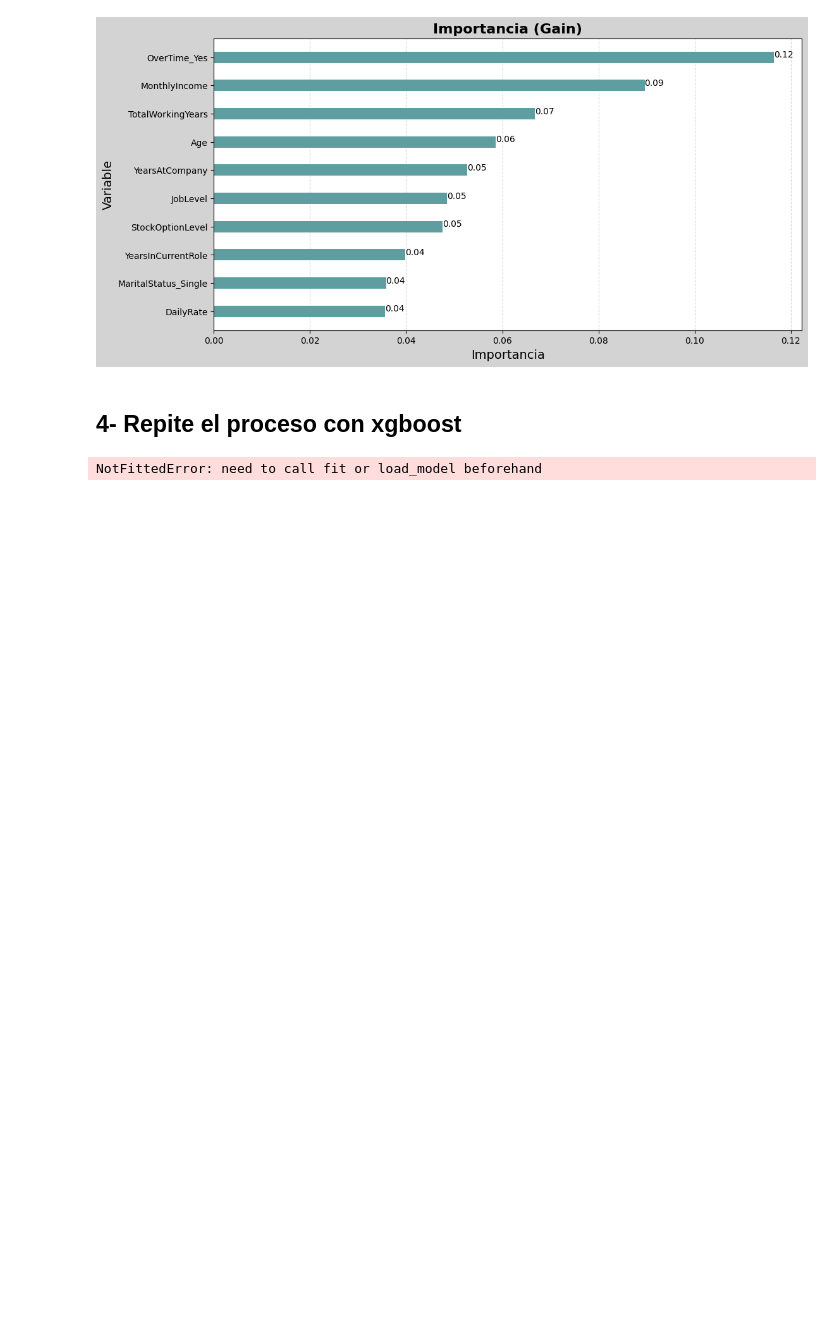
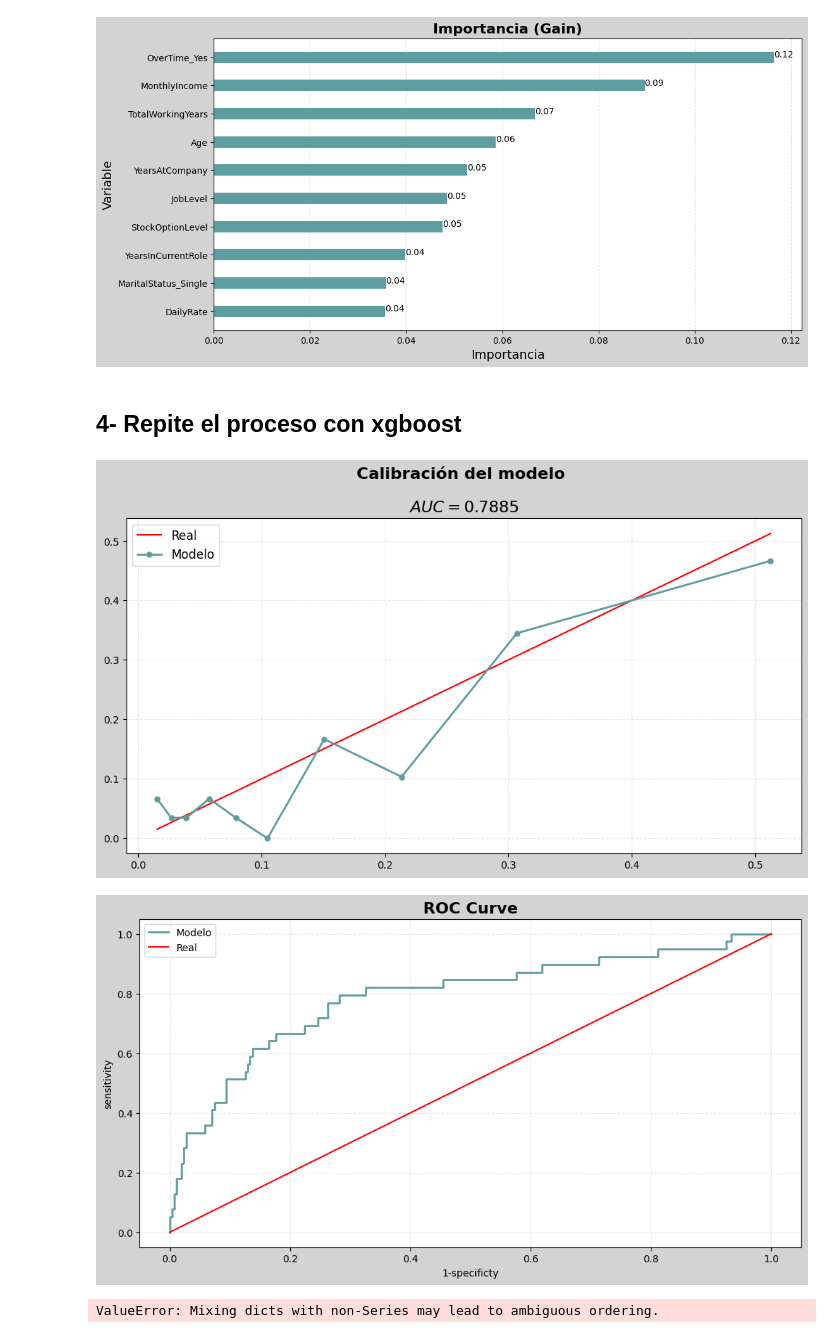
Before and after one commit to luisejdm/Aprendizaje_Estadistico, a Jupyter notebook: Examenes/Examen3_practico.ipynb, the cells around one changed output. Saved outputs shown, nothing was run; the diff lists cells and outputs as text; code cells hidden in the pictures; blank space fills up the shorter version.

```diff
--- a/Examenes/Examen3_practico.ipynb
+++ b/Examenes/Examen3_practico.ipynb
@@ -344,33 +344,35 @@ XGBoost
 --------------------------------------------------------------------------------------------------------
 """
 def xgboost(X_train, y_train, X_test, y_test):
     params = {
         'n_estimators': [100_000],
         'max_depth': [1, 2, 5, 10],
         'learning_rate': [0.01, 0.05, 0.1],
         'reg_lambda': [0.01, 0.1, 1],
         'tree_method': ['hist'],
         'eval_metric': ['auc']
     }
 
     model = XGBClassifier(eval_metric='auc', n_jobs=-1, random_state=42,early_stopping_rounds=20)
 
     xgb_grid = GridSearchCV(estimator=model, n_jobs=-1, cv=5, scoring='roc_auc', param_grid=params)
     xgb_grid.fit(X_train, y_train, eval_set=[(X_train, y_train), (X_test, y_test)], verbose=0)
 
     best_model = xgb_grid.best_estimator_
     predicciones = best_model.predict_proba(X_test)[:, 1]
     auc = roc_auc_score(y_test, predicciones)
 
-    weight = model.get_booster().get_score(importance_type='weight')
-    gain = model.get_booster().get_score(importance_type='gain')
+    weight = best_model.get_booster().get_score(importance_type='weight')
+    gain = best_model.get_booster().get_score(importance_type='gain')
 
     return best_model, predicciones, auc, weight, gain
 
 xgboost_model, predicciones, auc, weight, gain = xgboost(X_train, y_train, X_test, y_test)
 guardar_resultado('XGBoost', auc, resultados_modelos, resultados_auc)
 plot_results(predicciones, y_test, 10)
 importance_plot(X_train.columns, gain, '(Gain)')
 importance_plot(X_train.columns, weight, '(Weight)')
 # %% [output]
+[figure, added]
+[figure, added]
-NotFittedError: need to call fit or load_model beforehand
+ValueError: Mixing dicts with non-Series may lead to ambiguous ordering.
```
